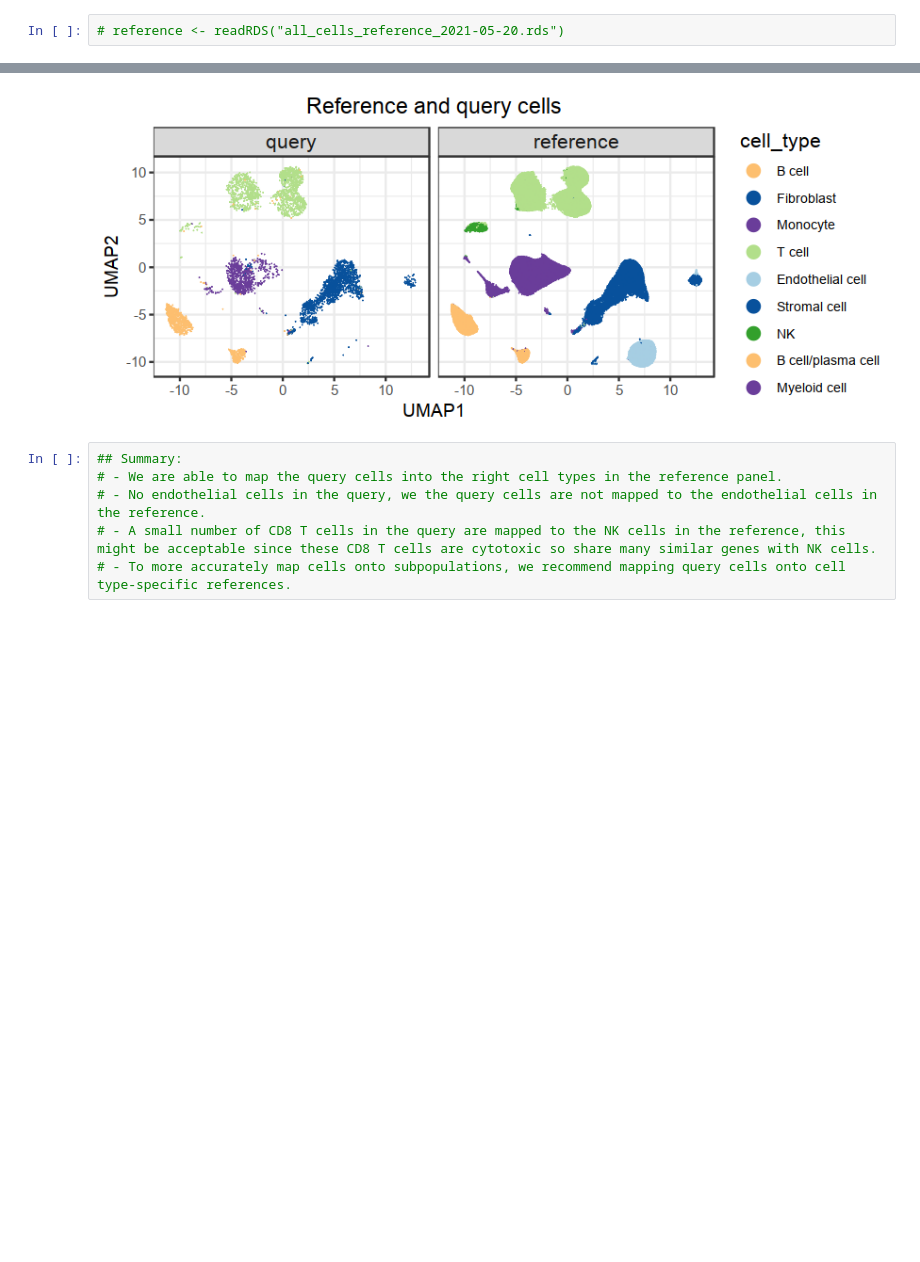
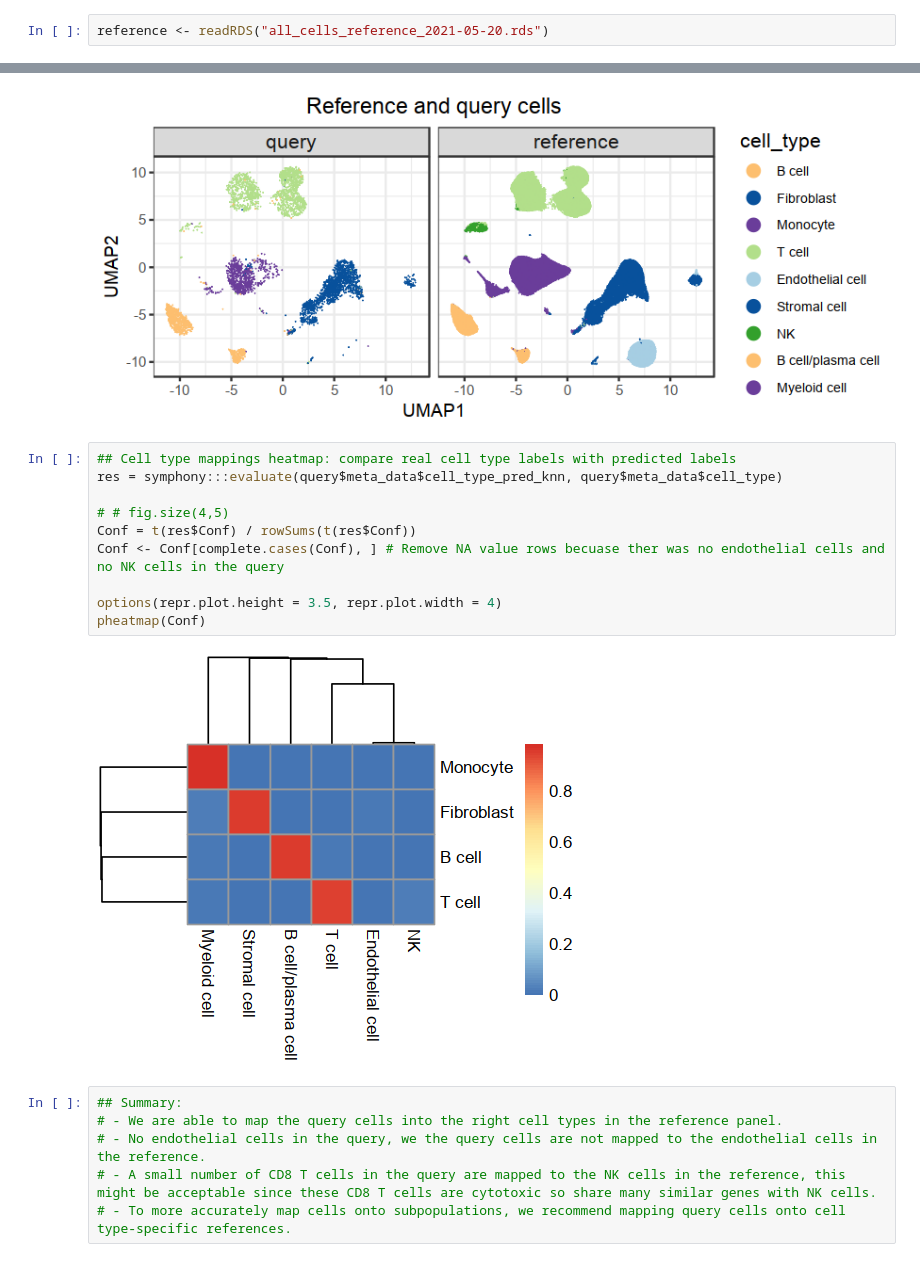
Before and after one commit to immunogenomics/RA_Atlas_CITEseq, a Jupyter notebook: code/all_celltype_reference.ipynb, the cells around one changed output, grey strips where cells are left out. Drawn from its saved outputs; the diff is of its cells as text; blank space fills up the shorter version.

Commit message:
Add a mapping table

```diff
--- a/code/all_celltype_reference.ipynb
+++ b/code/all_celltype_reference.ipynb
@@ -264,7 +265,7 @@ class(reference)
 # %% [markdown]
 ## Visualize results
 # %%
-# reference <- readRDS("all_cells_reference_2021-05-20.rds")
+reference <- readRDS("all_cells_reference_2021-05-20.rds")
 # %%
 # res_cca_all_328201cells_VST5751genes_39proteins_2021-05-20.rds
 umap_labels = cbind(reference$meta_data, reference$umap$embedding)
@@ -497,6 +490,18 @@ plotBasic(umap_combined_labels, title = 'Reference and query cells',
           color.by = 'cell_type', facet.by = 'ref_query', color.mapping = meta_colors$cell_type)
 # %% [output]
 [figure]
+# %%
+## Cell type mappings heatmap: compare real cell type labels with predicted labels
+res = symphony:::evaluate(query$meta_data$cell_type_pred_knn, query$meta_data$cell_type)
+
+# # fig.size(4,5)
+Conf = t(res$Conf) / rowSums(t(res$Conf))
+Conf <- Conf[complete.cases(Conf), ] # Remove NA value rows becuase ther was no endothelial cells and no NK cells in the query
+
+options(repr.plot.height = 3.5, repr.plot.width = 4)
+pheatmap(Conf)
+# %% [output]
+[figure, added]
 # %%
 ## Summary:
 # - We are able to map the query cells into the right cell types in the reference panel.
```
Also changed, not shown: parts of 2 cells of this notebook, 1 other file.
